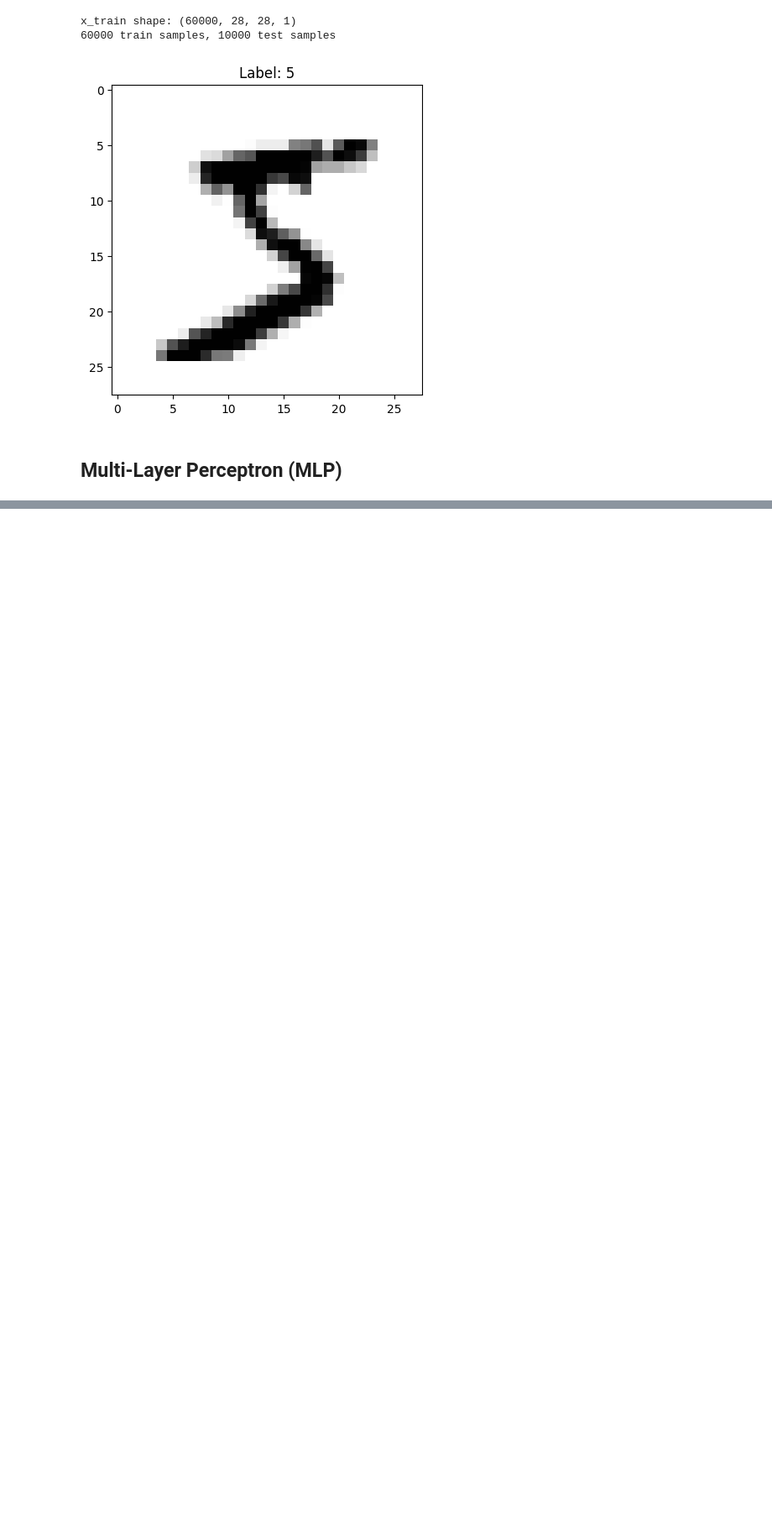
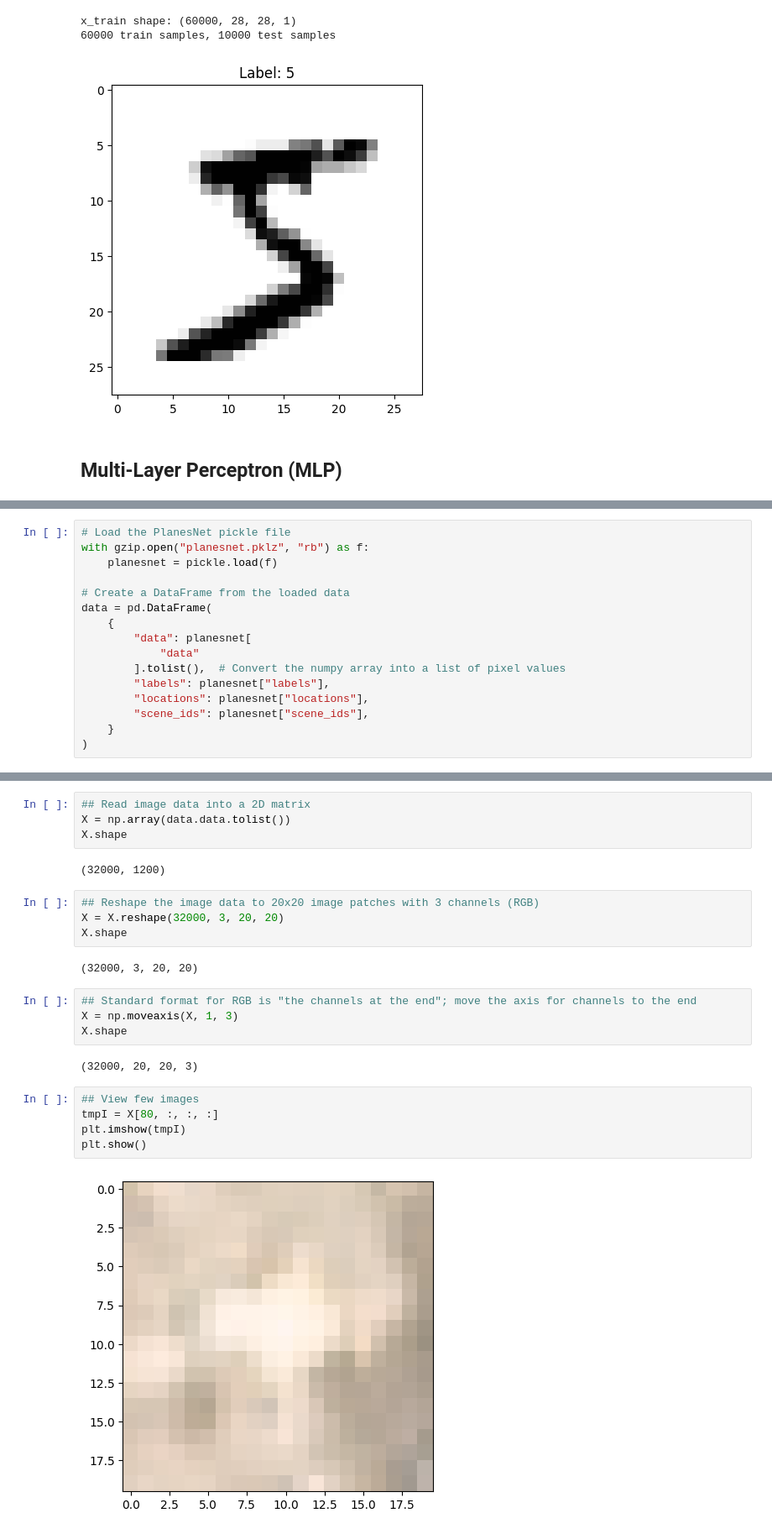
Before and after one commit to yjmark/Remote-sensing, a Jupyter notebook: week08/lab.ipynb, the cells around one changed output, grey strips where cells are left out. Shown at 84% size. Cells and saved outputs as stored; diff of their text form; blank space fills up the shorter version.

```diff
--- a/week08/lab.ipynb
+++ b/week08/lab.ipynb
@@ -151,3 +189,19 @@ Epoch 10/10
 469/469 ━━━━━━━━━━━━━━━━━━━━ 10s 21ms/step - accuracy: 0.6583 - loss: 1.2066 - val_accuracy: 0.8229 - val_loss: 0.9229
 313/313 ━━━━━━━━━━━━━━━━━━━━ 1s 2ms/step - accuracy: 0.7975 - loss: 0.9843
 CNN Test loss: 0.9229199290275574 | Test accuracy: 0.8228999972343445
+# %%
+# Load the PlanesNet pickle file
+with gzip.open("planesnet.pklz", "rb") as f:
+    planesnet = pickle.load(f)
+
+# Create a DataFrame from the loaded data
+data = pd.DataFrame(
+    {
+        "data": planesnet[
+            "data"
+        ].tolist(),  # Convert the numpy array into a list of pixel values
+        "labels": planesnet["labels"],
+        "locations": planesnet["locations"],
+        "scene_ids": planesnet["scene_ids"],
+    }
+)
@@ -153,0 +231,25 @@ CNN Test loss: 0.9229199290275574 | Test accuracy: 0.8228999972343445
+# %%
+## Read image data into a 2D matrix
+X = np.array(data.data.tolist())
+X.shape
+# %% [output]
+(32000, 1200)
+# %%
+## Reshape the image data to 20x20 image patches with 3 channels (RGB)
+X = X.reshape(32000, 3, 20, 20)
+X.shape
+# %% [output]
+(32000, 3, 20, 20)
+# %%
+## Standard format for RGB is "the channels at the end"; move the axis for channels to the end
+X = np.moveaxis(X, 1, 3)
+X.shape
+# %% [output]
+(32000, 20, 20, 3)
+# %%
+## View few images
+tmpI = X[80, :, :, :]
+plt.imshow(tmpI)
+plt.show()
+# %% [output]
+[figure, added]
```
Also changed, not shown: parts of 17 cells of this notebook, 1 other file.
